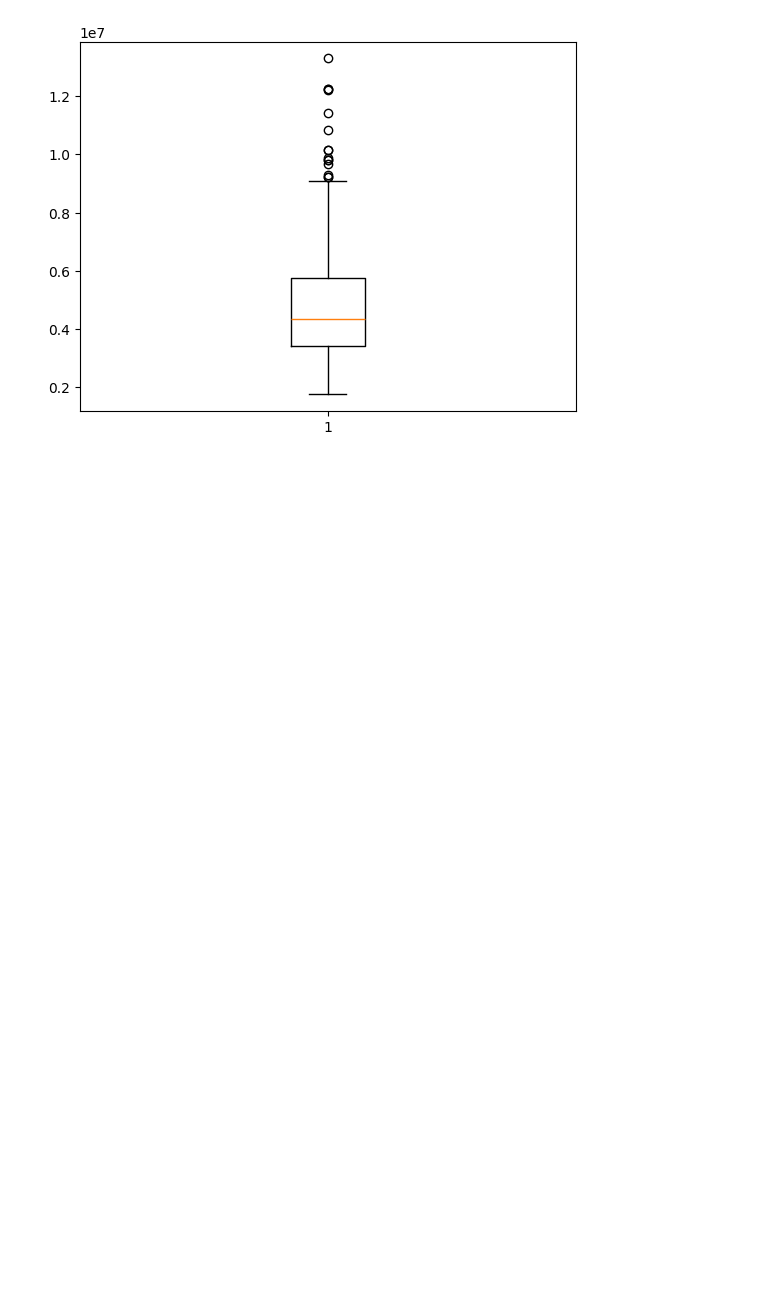
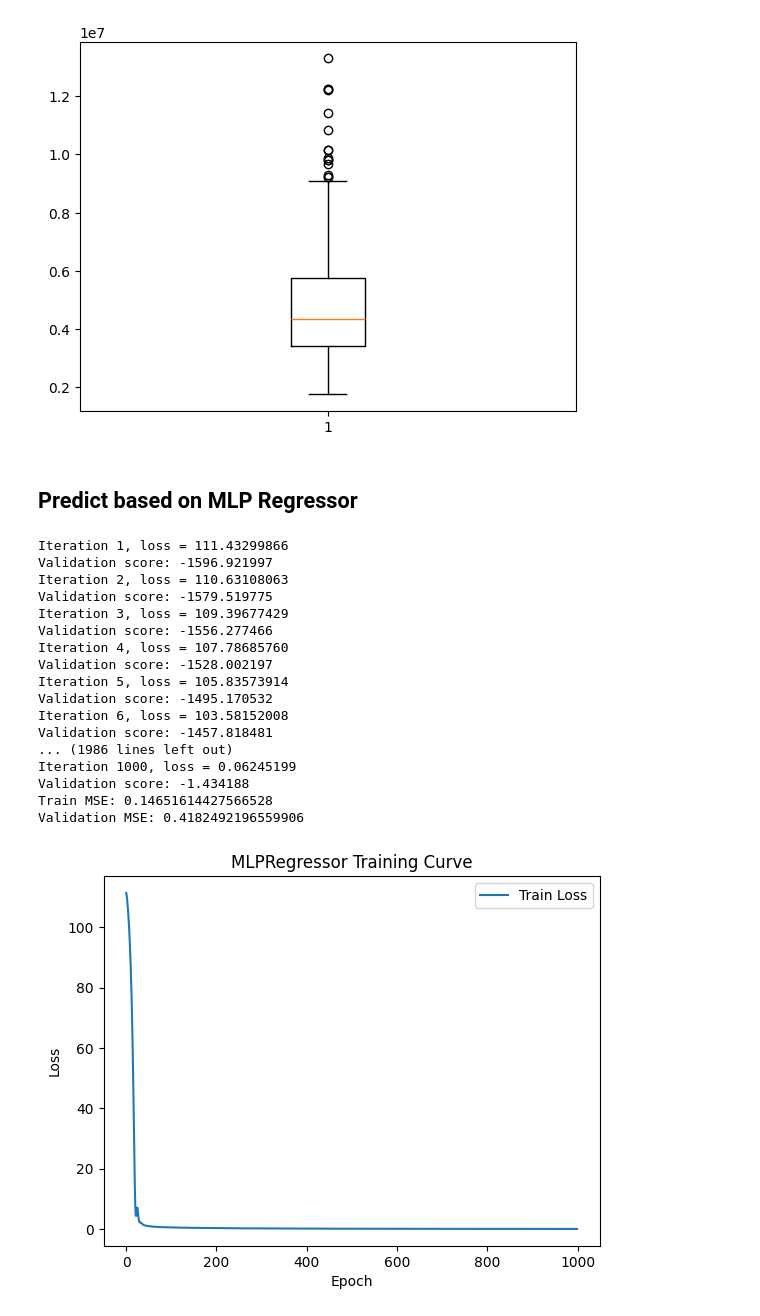
Before and after one commit to Mahmoud-Dayem/qualityreports-master, a Jupyter notebook: housepricesdeeplearningNN.ipynb, the cells around one changed output. Drawn from its saved outputs; the diff is of its cells as text; code cells hidden in the pictures; blank space fills up the shorter version.

```diff
--- a/housepricesdeeplearningNN.ipynb
+++ b/housepricesdeeplearningNN.ipynb
@@ -337,3 +375,68 @@ plt.boxplot(y)
  'fliers': [<matplotlib.lines.Line2D at 0x...>],
  'means': []}
 [figure]
+# %% [markdown]
+## Predict based on MLP Regressor
+# %%
+X_train_np = X_train.cpu().numpy() if hasattr(X_train, "cpu") else X_train
+y_train_np = y_train.cpu().numpy() if hasattr(y_train, "cpu") else y_train
+
+X_val_np = X_val.cpu().numpy() if hasattr(X_val, "cpu") else X_val
+y_val_np = y_val.cpu().numpy() if hasattr(y_val, "cpu") else y_val
+# %%
+from sklearn.neural_network import MLPRegressor
+from sklearn.metrics import mean_squared_error
+import matplotlib.pyplot as plt
+
+model = MLPRegressor(
+    hidden_layer_sizes=(64, 32, 16, 8),
+    activation="relu",
+    solver="sgd",
+    learning_rate_init=0.0001,
+    alpha=0.0001,
+    momentum=0.90,
+    max_iter=1000,
+    random_state=42,
+    early_stopping=True,
+    validation_fraction=0.1,
+    n_iter_no_change=5,
+    learning_rate="adaptive",
+    verbose=True
+)
+
+model.fit(X_train_np, y_train_np.ravel())
+
+y_train_pred = model.predict(X_train_np)
+y_val_pred = model.predict(X_val_np)
+
+train_loss = mean_squared_error(y_train_np, y_train_pred)
+val_loss = mean_squared_error(y_val_np, y_val_pred)
+
+print("Train MSE:", train_loss)
+print("Validation MSE:", val_loss)
+
+plt.plot(model.loss_curve_, label="Train Loss")
+plt.title("MLPRegressor Training Curve")
+plt.xlabel("Epoch")
+plt.ylabel("Loss")
+plt.legend()
+plt.show()
+# %% [output]
+Iteration 1, loss = 111.43299866
+Validation score: -1596.921997
+Iteration 2, loss = 110.63108063
+Validation score: -1579.519775
+Iteration 3, loss = 109.39677429
+Validation score: -1556.277466
+Iteration 4, loss = 107.78685760
+Validation score: -1528.002197
+Iteration 5, loss = 105.83573914
+Validation score: -1495.170532
+Iteration 6, loss = 103.58152008
+Validation score: -1457.818481
+... (1986 lines left out)
+Iteration 1000, loss = 0.06245199
+Validation score: -1.434188
+Train MSE: 0.14651614427566528
+Validation MSE: 0.4182492196559906
+[figure, added]
```
Also changed, not shown: parts of 18 cells of this notebook, 3 other files.
